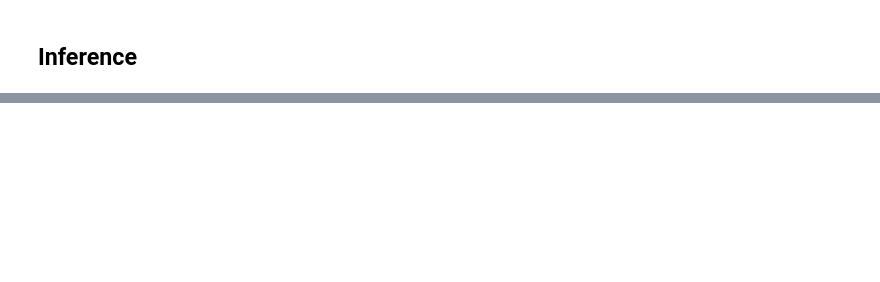
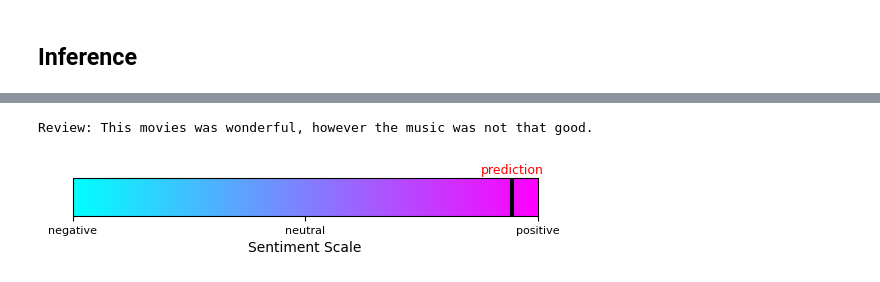
Before and after one commit to OMarchevska/NLP, a Jupyter notebook: Sentiment_Analysis.ipynb, the cells around one changed output, grey strips where cells are left out. Saved outputs shown, nothing was run; the diff lists cells and outputs as text; code cells hidden in the pictures; blank space fills up the shorter version.

```diff
--- a/Sentiment_Analysis.ipynb
+++ b/Sentiment_Analysis.ipynb
@@ -281,0 +298,42 @@ plot_stats(accuracy)
+# %%
+# helper functions
+def make_prediction(raw_review, model):
+    """Args:
+    - raw_review: a single review of str type;
+    - model: fine-tuned model.
+    Outputs:
+    - sentiment: a scalar that maps predicted review sentiments
+    to fall into range [-1, 1]."""
+    # convert a raw review into a tensor + batch dimension
+    review = tf.expand_dims(tf.constant(raw_review), axis=0)
+    # 2 neurons in the output layer, take the output of only 1 of them
+    pred = model.predict(review, verbose=0)[:, 1]
+    sentiment = tf.nn.tanh(pred)
+    return sentiment.numpy()
+
+def plot_bar(prediction):
+    """Given a single scalar prediction plots it in a
+    colormap of a range [-1, 1]."""
+    fig, ax = plt.subplots(figsize=(6, 1))
+    fig.subplots_adjust(bottom=0.5)
+    cmap = mpl.cm.cool
+    norm = mpl.colors.Normalize(vmin=-1, vmax=1)
+    ticks = ["negative", "neutral", "positive"]
+    bounds = [-1., 0.0, 1.0]
+    cb1 = mpl.colorbar.ColorbarBase(ax, cmap=cmap,
+                                    norm=norm,
+                                    ticks=bounds,
+                                    orientation='horizontal')
+    cb1.ax.axvline(prediction, c='black', linewidth=3)
+    cb1.ax.text(prediction, 1.1, s="prediction", horizontalalignment="center",
+               fontsize=9, c="red")
+    cb1.set_ticklabels(ticks)
+    cb1.set_label('Sentiment Scale')
+# %%
+# test model prediction and plot result
+review = "This movies was wonderful, however the music was not that good."
+print("Review:", review)
+plot_bar(make_prediction(review, model_1))
+# %% [output]
+Review: This movies was wonderful, however the music was not that good.
+[figure, added]
```
Also changed, not shown: parts of 12 cells of this notebook.
